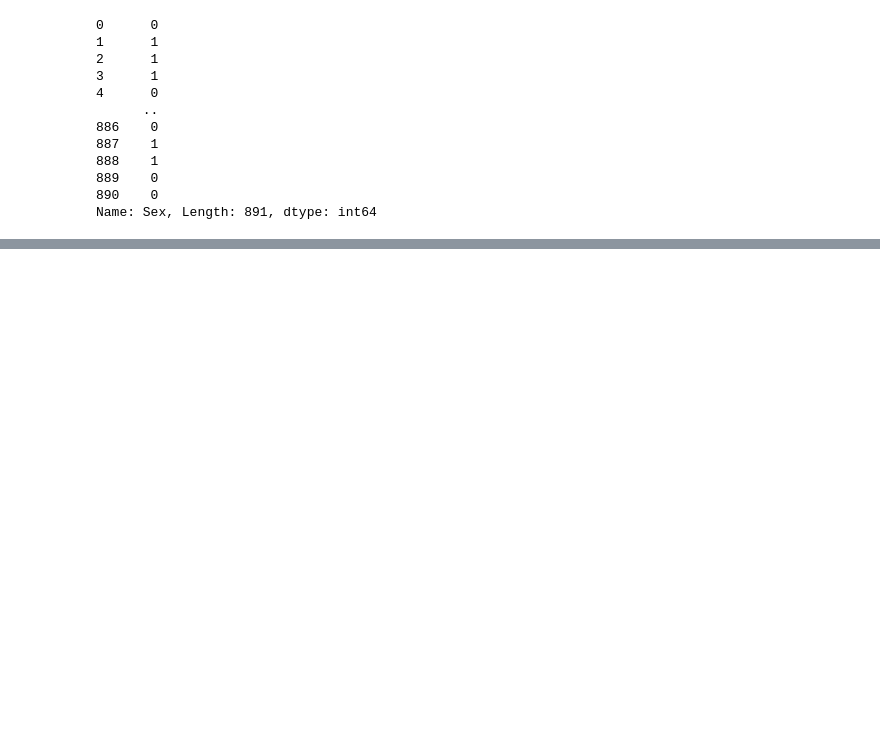
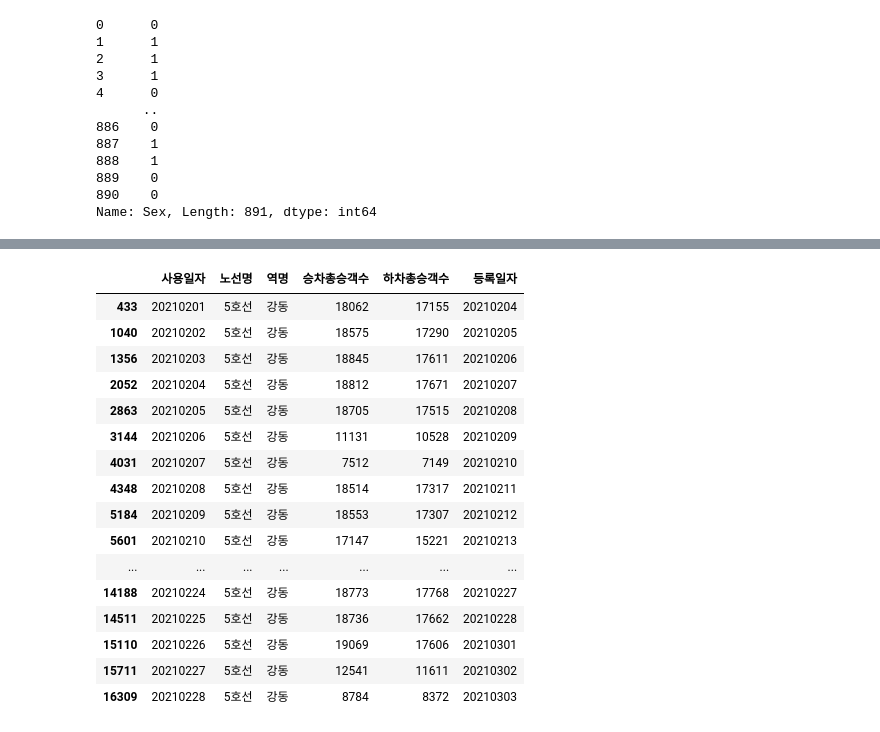
Before and after one commit to ally260509/hipython, a Jupyter notebook: 42.데이터전처리.ipynb, the cells around one changed output, grey strips where cells are left out. Saved outputs shown, nothing was run; the diff lists cells and outputs as text; code cells hidden in the pictures; blank space fills up the shorter version.

```diff
--- a/42.데이터전처리.ipynb
+++ b/42.데이터전처리.ipynb
@@ -1205,0 +1308,20 @@ Name: Sex, Length: 891, dtype: int64
+# %%
+df[df['역명']=='강동']
+# %% [output]
+|  | 사용일자 | 노선명 | 역명 | 승차총승객수 | 하차총승객수 | 등록일자 |
+| 433 | 20210201 | 5호선 | 강동 | 18062 | 17155 | 20210204 |
+| 1040 | 20210202 | 5호선 | 강동 | 18575 | 17290 | 20210205 |
+| 1356 | 20210203 | 5호선 | 강동 | 18845 | 17611 | 20210206 |
+| 2052 | 20210204 | 5호선 | 강동 | 18812 | 17671 | 20210207 |
+| 2863 | 20210205 | 5호선 | 강동 | 18705 | 17515 | 20210208 |
+| 3144 | 20210206 | 5호선 | 강동 | 11131 | 10528 | 20210209 |
+| 4031 | 20210207 | 5호선 | 강동 | 7512 | 7149 | 20210210 |
+| 4348 | 20210208 | 5호선 | 강동 | 18514 | 17317 | 20210211 |
+| 5184 | 20210209 | 5호선 | 강동 | 18553 | 17307 | 20210212 |
+| 5601 | 20210210 | 5호선 | 강동 | 17147 | 15221 | 20210213 |
+| ... | ... | ... | ... | ... | ... | ... |
+| 14188 | 20210224 | 5호선 | 강동 | 18773 | 17768 | 20210227 |
+| 14511 | 20210225 | 5호선 | 강동 | 18736 | 17662 | 20210228 |
+| 15110 | 20210226 | 5호선 | 강동 | 19069 | 17606 | 20210301 |
+| 15711 | 20210227 | 5호선 | 강동 | 12541 | 11611 | 20210302 |
+| 16309 | 20210228 | 5호선 | 강동 | 8784 | 8372 | 20210303 |
```
Also changed, not shown: parts of 23 cells of this notebook, 8 other files.
